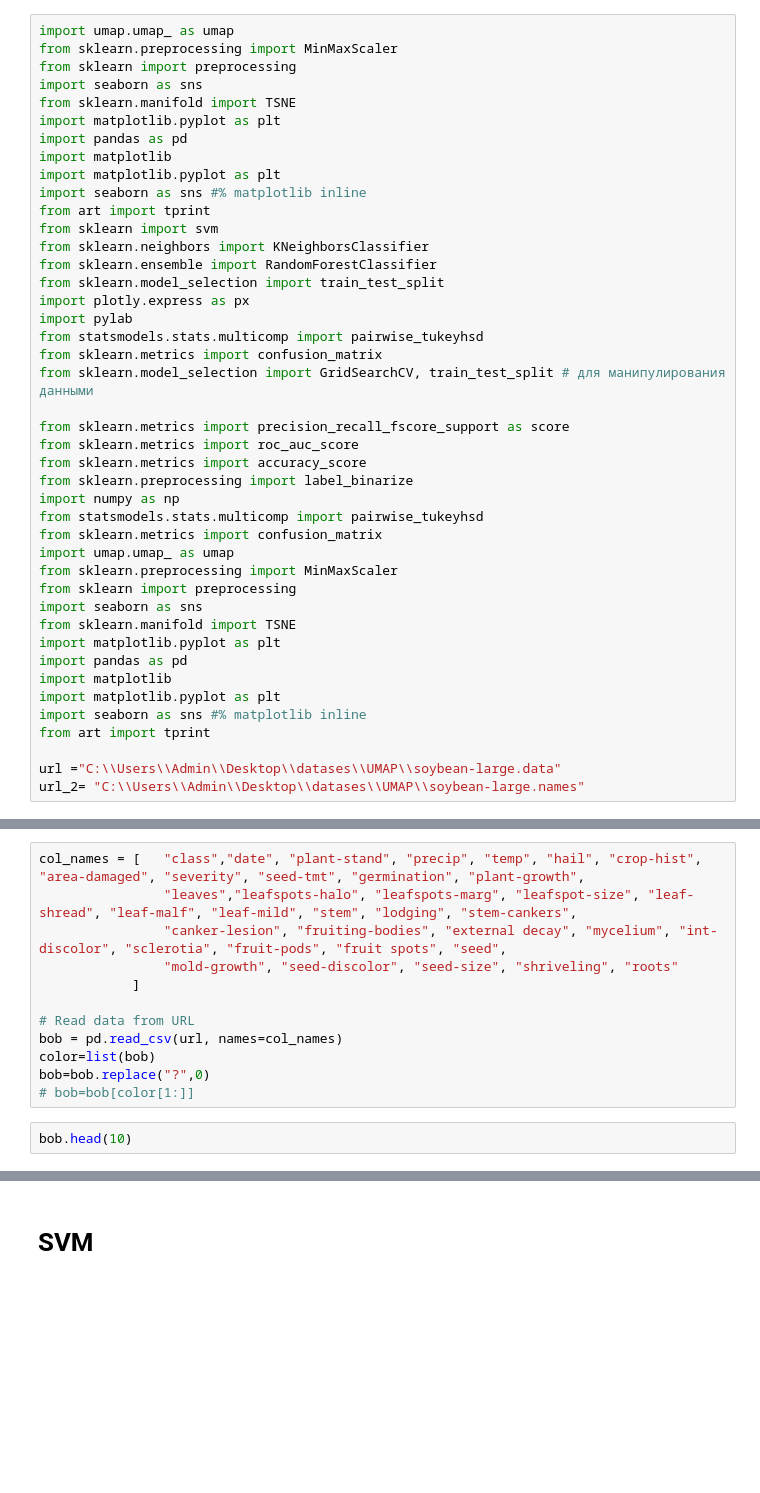
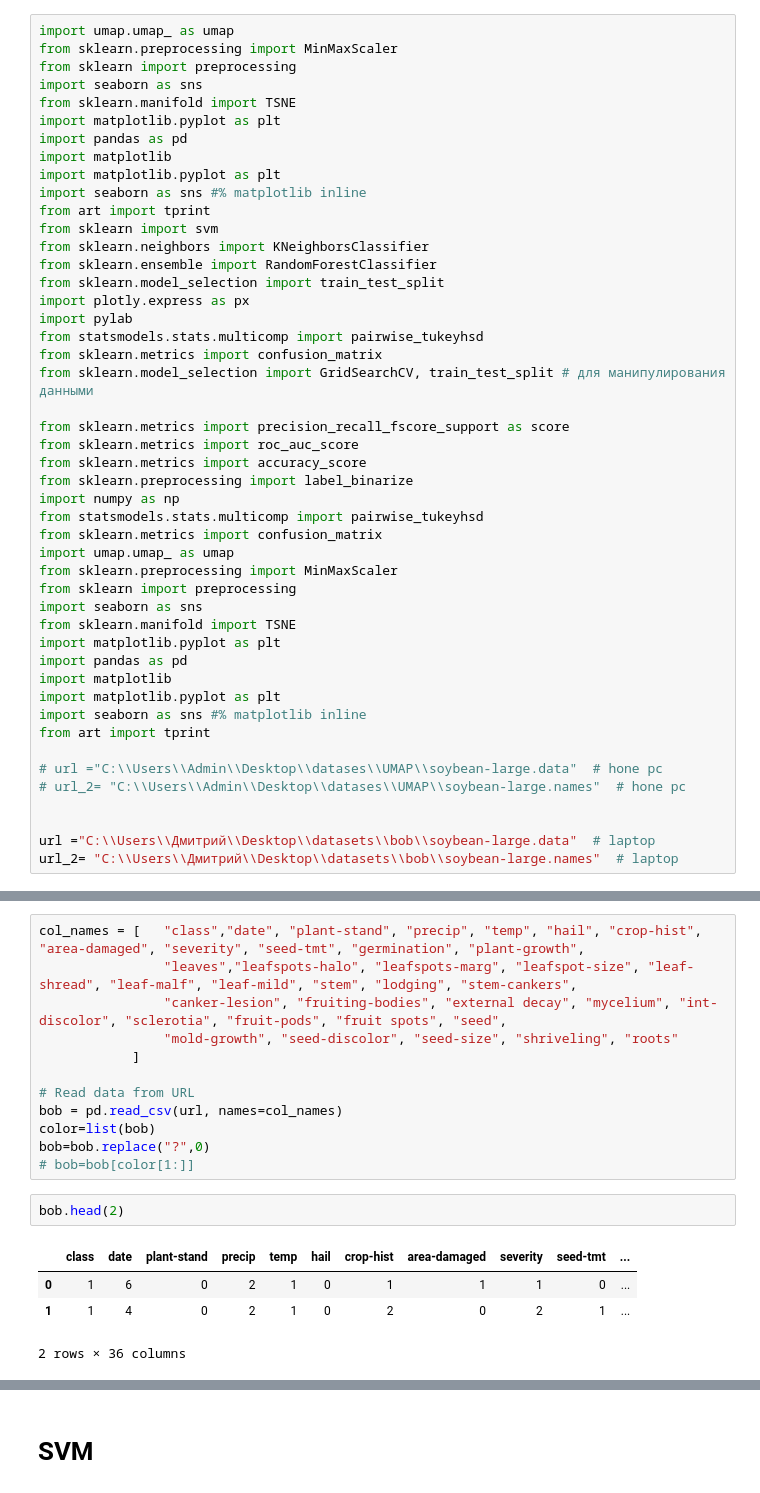
Before and after one commit to Raccoonn78/MagiCtr, a Jupyter notebook: Интеллектуальные системы и технологии/pr3/pr3.ipynb, the cells around one changed output, grey strips where cells are left out. Cells and saved outputs as stored; diff of their text form; blank space fills up the shorter version.

```diff
--- a/Интеллектуальные системы и технологии/pr3/pr3.ipynb
+++ b/Интеллектуальные системы и технологии/pr3/pr3.ipynb
@@ -39,5 +39,9 @@ import matplotlib.pyplot as plt
 import seaborn as sns #% matplotlib inline
 from art import tprint
 
-url ="C:\\Users\\Admin\\Desktop\\datases\\UMAP\\soybean-large.data"
-url_2= "C:\\Users\\Admin\\Desktop\\datases\\UMAP\\soybean-large.names"
+# url ="C:\\Users\\Admin\\Desktop\\datases\\UMAP\\soybean-large.data"  # hone pc
+# url_2= "C:\\Users\\Admin\\Desktop\\datases\\UMAP\\soybean-large.names"  # hone pc
+
+
+url ="C:\\Users\\Дмитрий\\Desktop\\datasets\\bob\\soybean-large.data"  # laptop
+url_2= "C:\\Users\\Дмитрий\\Desktop\\datasets\\bob\\soybean-large.names"  # laptop
@@ -54,4 +100,9 @@ color=list(bob)
 bob=bob.replace("?",0)
 # bob=bob[color[1:]]
 # %%
-bob.head(10)
+bob.head(2)
+# %% [output]
+|  | class | date | plant-stand | precip | temp | hail | crop-hist | area-damaged | severity | seed-tmt | ... |
+| 0 | 1 | 6 | 0 | 2 | 1 | 0 | 1 | 1 | 1 | 0 | ... |
+| 1 | 1 | 4 | 0 | 2 | 1 | 0 | 2 | 0 | 2 | 1 | ... |
+2 rows × 36 columns
```
Also changed, not shown: parts of 15 cells of this notebook, 4 other files.
